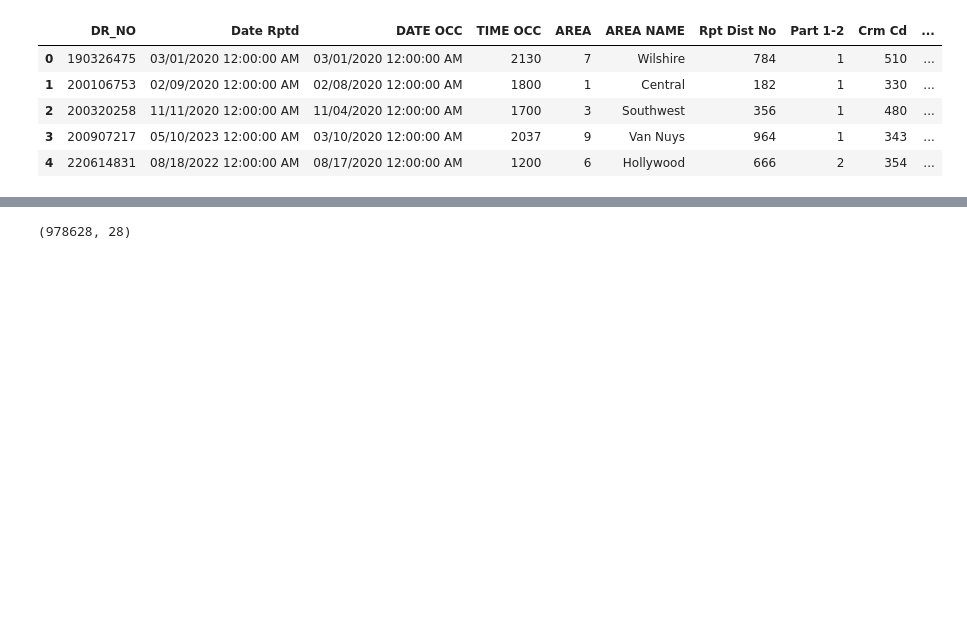
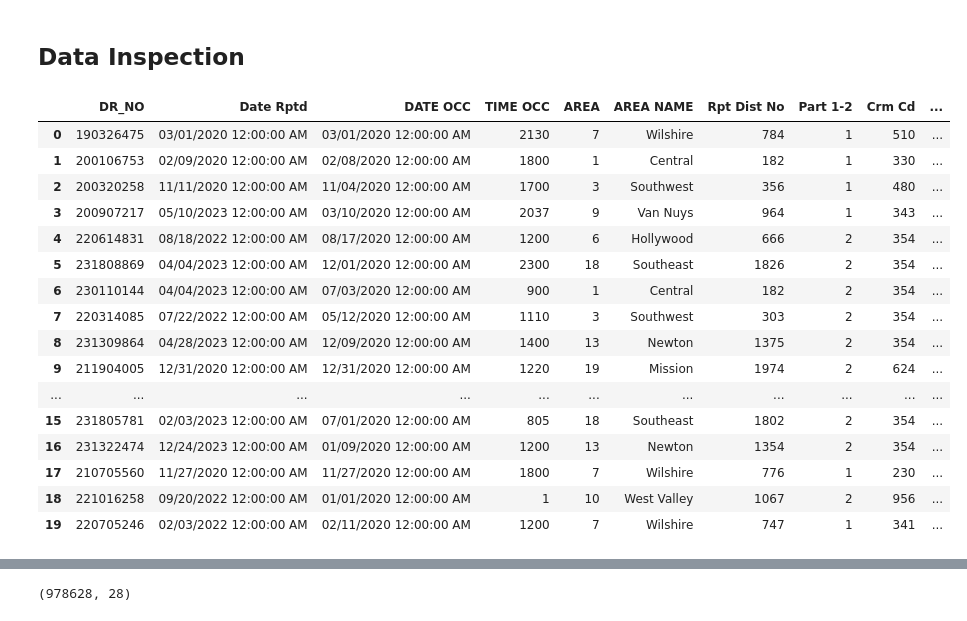
Before and after one commit to dennismathewjose/CrimeAnalysis-FDA, a Jupyter notebook: crime-data-analysis.ipynb, the cells around one changed output, grey strips where cells are left out. Cells and saved outputs as stored; diff of their text form; code cells hidden in the pictures; blank space fills up the shorter version.

Commit message:
Update crime-data-analysis.ipynb
handling missing value part 1

```diff
--- a/crime-data-analysis.ipynb
+++ b/crime-data-analysis.ipynb
@@ -4,15 +4,28 @@ import warnings
 pd.set_option('display.max_columns', None)
 # %%
 df = pd.read_csv("Crime_Data_from_2020_to_Present.csv")
+# %% [markdown]
+## Data Inspection
 # %%
-df.head()
+df.head(20)
 # %% [output]
 |  | DR_NO | Date Rptd | DATE OCC | TIME OCC | AREA | AREA NAME | Rpt Dist No | Part 1-2 | Crm Cd | ... |
 | 0 | 190326475 | 03/01/2020 12:00:00 AM | 03/01/2020 12:00:00 AM | 2130 | 7 | Wilshire | 784 | 1 | 510 | ... |
 | 1 | 200106753 | 02/09/2020 12:00:00 AM | 02/08/2020 12:00:00 AM | 1800 | 1 | Central | 182 | 1 | 330 | ... |
 | 2 | 200320258 | 11/11/2020 12:00:00 AM | 11/04/2020 12:00:00 AM | 1700 | 3 | Southwest | 356 | 1 | 480 | ... |
 | 3 | 200907217 | 05/10/2023 12:00:00 AM | 03/10/2020 12:00:00 AM | 2037 | 9 | Van Nuys | 964 | 1 | 343 | ... |
 | 4 | 220614831 | 08/18/2022 12:00:00 AM | 08/17/2020 12:00:00 AM | 1200 | 6 | Hollywood | 666 | 2 | 354 | ... |
+| 5 | 231808869 | 04/04/2023 12:00:00 AM | 12/01/2020 12:00:00 AM | 2300 | 18 | Southeast | 1826 | 2 | 354 | ... |
+| 6 | 230110144 | 04/04/2023 12:00:00 AM | 07/03/2020 12:00:00 AM | 900 | 1 | Central | 182 | 2 | 354 | ... |
+| 7 | 220314085 | 07/22/2022 12:00:00 AM | 05/12/2020 12:00:00 AM | 1110 | 3 | Southwest | 303 | 2 | 354 | ... |
+| 8 | 231309864 | 04/28/2023 12:00:00 AM | 12/09/2020 12:00:00 AM | 1400 | 13 | Newton | 1375 | 2 | 354 | ... |
+| 9 | 211904005 | 12/31/2020 12:00:00 AM | 12/31/2020 12:00:00 AM | 1220 | 19 | Mission | 1974 | 2 | 624 | ... |
+| ... | ... | ... | ... | ... | ... | ... | ... | ... | ... | ... |
+| 15 | 231805781 | 02/03/2023 12:00:00 AM | 07/01/2020 12:00:00 AM | 805 | 18 | Southeast | 1802 | 2 | 354 | ... |
+| 16 | 231322474 | 12/24/2023 12:00:00 AM | 01/09/2020 12:00:00 AM | 1200 | 13 | Newton | 1354 | 2 | 354 | ... |
+| 17 | 210705560 | 11/27/2020 12:00:00 AM | 11/27/2020 12:00:00 AM | 1800 | 7 | Wilshire | 776 | 1 | 230 | ... |
+| 18 | 221016258 | 09/20/2022 12:00:00 AM | 01/01/2020 12:00:00 AM | 1 | 10 | West Valley | 1067 | 2 | 956 | ... |
+| 19 | 220705246 | 02/03/2022 12:00:00 AM | 02/11/2020 12:00:00 AM | 1200 | 7 | Wilshire | 747 | 1 | 341 | ... |
 # %%
 df.info() #to see the information about column names
 # %% [output]
```
Also changed, not shown: parts of 8 cells of this notebook.
